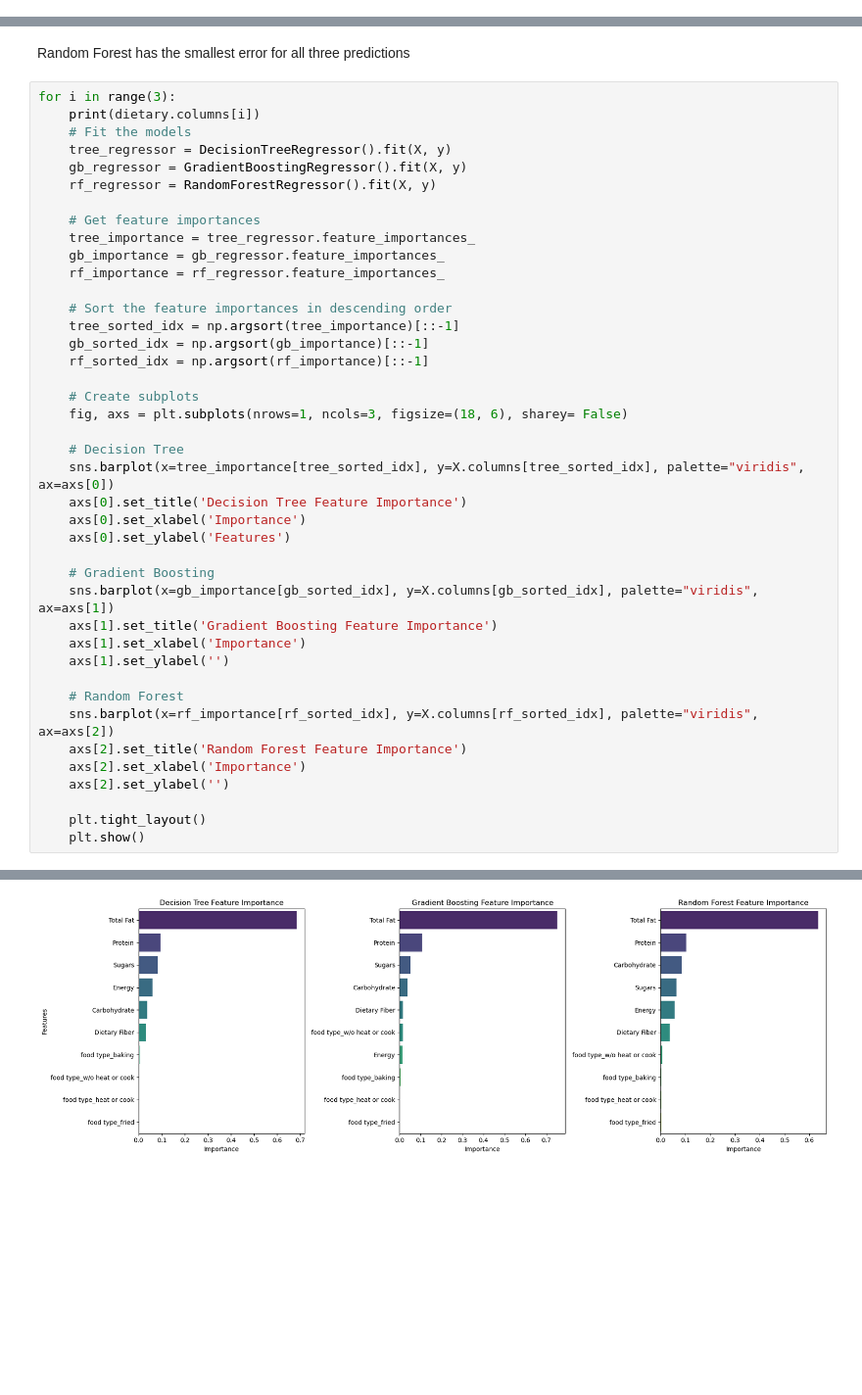
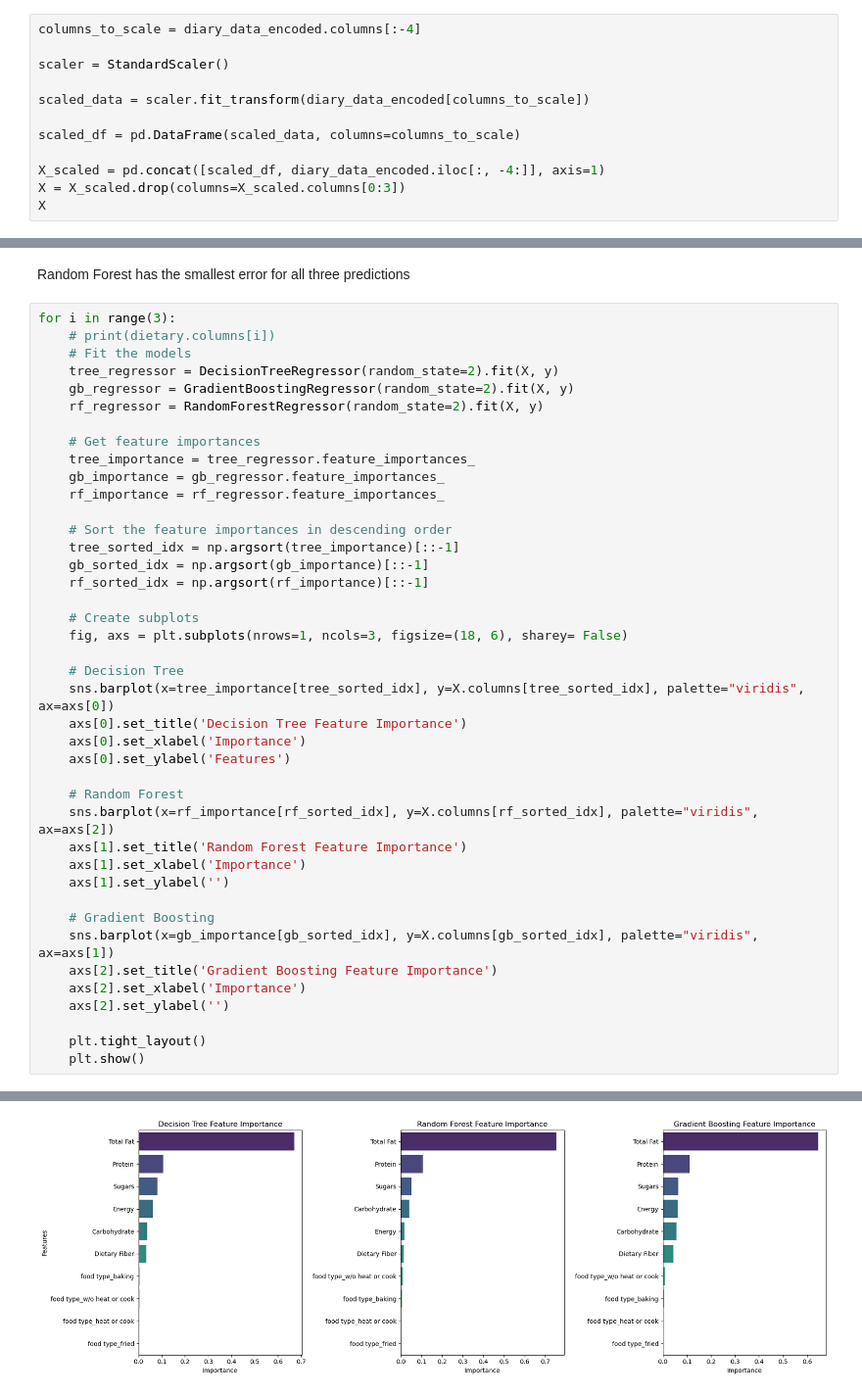
Before and after one commit to Liu22Yi/stats503, a Jupyter notebook: project.ipynb, the cells around one changed output, grey strips where cells are left out. Shown: that part at 98% size. Saved outputs shown, nothing was run; the diff lists cells and outputs as text; blank space fills up the shorter version.

Commit message:
only standarize numerical data

```diff
--- a/project.ipynb
+++ b/project.ipynb
@@ -93,0 +121,12 @@ Gradient Boosting Regressor Average R^2 Score: 0.7037170018337103
+# %%
+columns_to_scale = diary_data_encoded.columns[:-4]
+
+scaler = StandardScaler()
+
+scaled_data = scaler.fit_transform(diary_data_encoded[columns_to_scale])
+
+scaled_df = pd.DataFrame(scaled_data, columns=columns_to_scale)
+
+X_scaled = pd.concat([scaled_df, diary_data_encoded.iloc[:, -4:]], axis=1)
+X = X_scaled.drop(columns=X_scaled.columns[0:3])
+X
@@ -95,11 +202,11 @@ Gradient Boosting Regressor Average R^2 Score: 0.7037170018337103
 Random Forest has the smallest error for all three predictions
 # %%
 for i in range(3):
-    print(dietary.columns[i])
+    # print(dietary.columns[i])
     # Fit the models
-    tree_regressor = DecisionTreeRegressor().fit(X, y)
-    gb_regressor = GradientBoostingRegressor().fit(X, y)
-    rf_regressor = RandomForestRegressor().fit(X, y)
+    tree_regressor = DecisionTreeRegressor(random_state=2).fit(X, y)
+    gb_regressor = GradientBoostingRegressor(random_state=2).fit(X, y)
+    rf_regressor = RandomForestRegressor(random_state=2).fit(X, y)
 
     # Get feature importances
     tree_importance = tree_regressor.feature_importances_
@@ -120,15 +227,15 @@ for i in range(3):
     axs[0].set_xlabel('Importance')
     axs[0].set_ylabel('Features')
 
-    # Gradient Boosting
-    sns.barplot(x=gb_importance[gb_sorted_idx], y=X.columns[gb_sorted_idx], palette="viridis", ax=axs[1])
-    axs[1].set_title('Gradient Boosting Feature Importance')
+    # Random Forest
+    sns.barplot(x=rf_importance[rf_sorted_idx], y=X.columns[rf_sorted_idx], palette="viridis", ax=axs[2])
+    axs[1].set_title('Random Forest Feature Importance')
     axs[1].set_xlabel('Importance')
     axs[1].set_ylabel('')
 
-    # Random Forest
-    sns.barplot(x=rf_importance[rf_sorted_idx], y=X.columns[rf_sorted_idx], palette="viridis", ax=axs[2])
-    axs[2].set_title('Random Forest Feature Importance')
+    # Gradient Boosting
+    sns.barplot(x=gb_importance[gb_sorted_idx], y=X.columns[gb_sorted_idx], palette="viridis", ax=axs[1])
+    axs[2].set_title('Gradient Boosting Feature Importance')
     axs[2].set_xlabel('Importance')
     axs[2].set_ylabel('')
 
@@ -141 +246 @@ Total monounsaturated fatty acids
-[figure, old version]
+[figure, new version]
```
Also changed, not shown: parts of 18 cells of this notebook.
